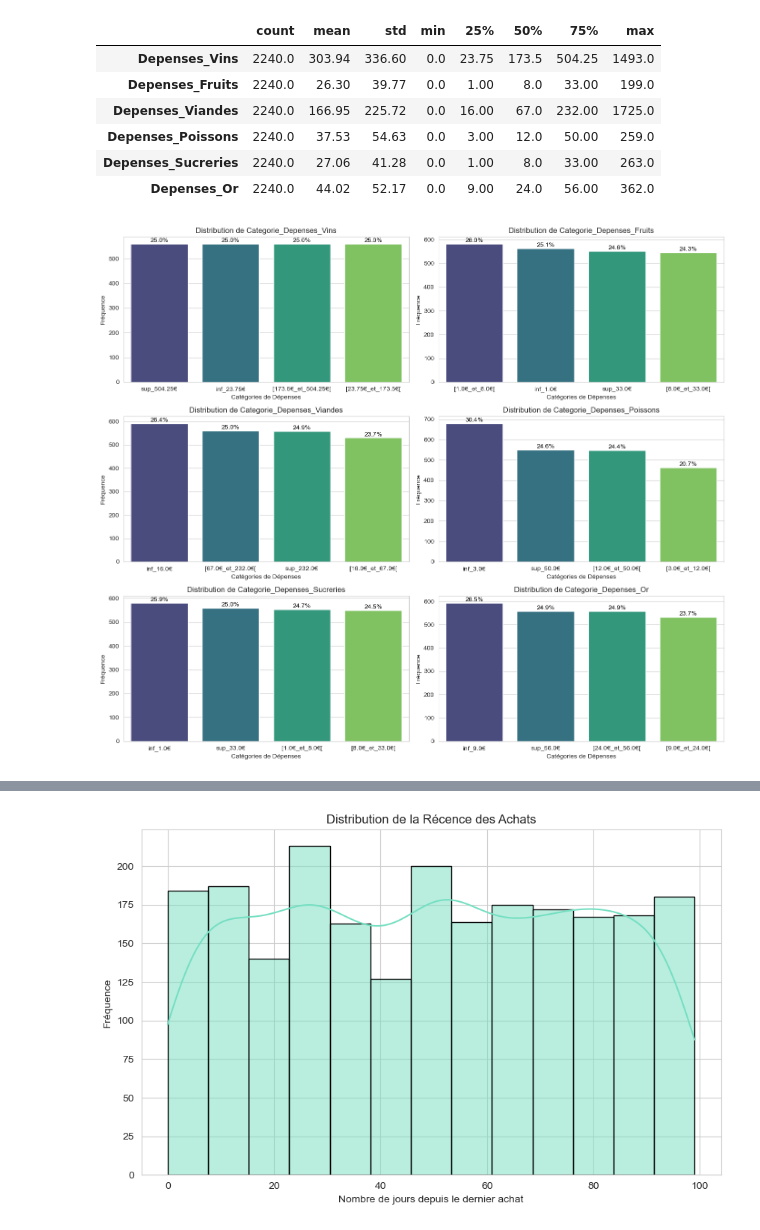
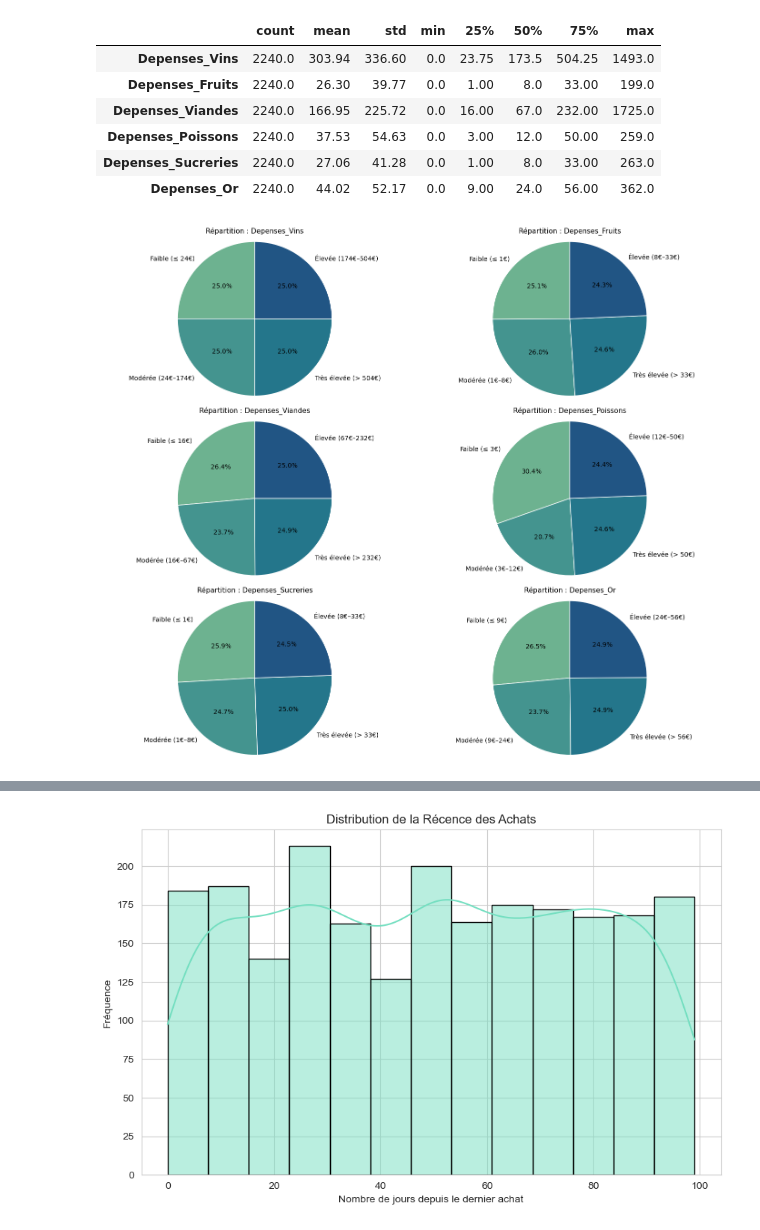
Before and after one commit to Hamdaoui1/AdOptima, a Jupyter notebook: main/classification-of-clients.ipynb, the cells around one changed output, grey strips where cells are left out. Drawn from its saved outputs; the diff is of its cells as text; code cells hidden in the pictures.

```diff
--- a/main/classification-of-clients.ipynb
+++ b/main/classification-of-clients.ipynb
@@ -386,14 +369,14 @@ with sns.axes_style("whitegrid"):
     # Parcours des variables pour créer des histogrammes et afficher la statistique descriptive
     for i, var in enumerate(depenses_variables):
         ax = axes[i]
-        sns.histplot(Data_Campagne[var], kde=True, ax=ax, color='#75DFC1', edgecolor='black')
+        sns.histplot(df_clients[var], kde=True, ax=ax, color='#75DFC1', edgecolor='black')
         ax.set_title(f'Distribution de {var}')
         ax.set_xlabel(var)
         ax.set_ylabel('Fréquence')
     plt.tight_layout()
     plt.show()
 
-stats_desc_table = Data_Campagne[depenses_variables].describe()
+stats_desc_table = df_clients[depenses_variables].describe()
 stats_desc_table = stats_desc_table.round(2)
 from IPython.display import display
 display(stats_desc_table.T)
@@ -592,13 +585,13 @@ display(stats_desc_revenu_transposed)
 # %%
 # Calcul de la médiane pour la colonne 'Revenu'
-revenu_median = Data_Campagne['Revenu'].median()
+revenu_median = df_clients['Revenu'].median()
 
 # Imputation des valeurs manquantes par la médiane
-Data_Campagne['Revenu'].fillna(revenu_median, inplace=True)
+df_clients['Revenu'].fillna(revenu_median, inplace=True)
 
 
 # Calcul des statistiques descriptives pour 'Revenu'
-stats_desc_revenu = Data_Campagne["Revenu"].describe().round(2)
+stats_desc_revenu = df_clients["Revenu"].describe().round(2)
 
 # Convertir en DataFrame pour pouvoir transposer
 stats_desc_revenu_df = pd.DataFrame(stats_desc_revenu)
@@ -725,52 +716,49 @@ display(stats_desc_all)
 | Depenses_Sucreries | 2240.0 | 27.06 | 41.28 | 0.0 | 1.00 | 8.0 | 33.00 | 263.0 |
 | Depenses_Or | 2240.0 | 44.02 | 52.17 | 0.0 | 9.00 | 24.0 | 56.00 | 362.0 |
 # %%
-def categorize_expenses(value, quartiles):
-    if value <= quartiles[0.25]:
-        return f"inf_{quartiles[0.25]}€"
-    elif value <= quartiles[0.50]:
-        return f"[{quartiles[0.25]}€_et_{quartiles[0.50]}€["
-    elif value <= quartiles[0.75]:
-        return f"[{quartiles[0.50]}€_et_{quartiles[0.75]}€["
+# ✅ Fonction de catégorisation basée sur les quartiles
+def categoriser_depense(valeur, quartiles):
+    if valeur <= quartiles[0.25]:
+        return f"Faible (≤ {quartiles[0.25]:.0f}€)"
+    elif valeur <= quartiles[0.50]:
+        return f"Modérée ({quartiles[0.25]:.0f}€–{quartiles[0.50]:.0f}€)"
+    elif valeur <= quartiles[0.75]:
+        return f"Élevée ({quartiles[0.50]:.0f}€–{quartiles[0.75]:.0f}€)"
     else:
-        return f"sup_{quartiles[0.75]}€"
+        return f"Très élevée (> {quartiles[0.75]:.0f}€)"
 
-# Application de la discrétisation pour chaque variable de dépense
-depense_cols = ['Depenses_Vins', 'Depenses_Fruits', 'Depenses_Viandes', 'Depenses_Poissons', 'Depenses_Sucreries', 'Depenses_Or']
-for col in depense_cols:
-    quartiles = Data_Campagne[col].quantile([0.25, 0.50, 0.75])
-    Data_Campagne[f'Categorie_{col}'] = Data_Campagne[col].apply(lambda x: categorize_expenses(x, quartiles))
+# 📦 Colonnes des dépenses à transformer
+colonnes_depenses = ['Depenses_Vins', 'Depenses_Fruits', 'Depenses_Viandes',
+                     'Depenses_Poissons', 'Depenses_Sucreries', 'Depenses_Or']
 
-#----------------------------------------------------------------------------------
+# 🪄 Application de la discrétisation
+for col in colonnes_depenses:
+    q = df_clients[col].quantile([0.25, 0.50, 0.75])
+    df_clients[f'Cat_{col}'] = df_clients[col].apply(lambda x: categoriser_depense(x, q))
 
-# Utilisation d'un contexte de style Seaborn temporaire pour cette cellule uniquement
-with sns.axes_style("whitegrid"):
-    # Création d'une figure avec plusieurs sous-graphiques
-    fig, axes = plt.subplots(3, 2, figsize=(14, 12))
-    axes = axes.flatten()  # Aplatir le tableau des axes pour un accès facile
+# 🎨 Visualisation en graphiques circulaires
+import math
 
-    # Liste des colonnes de dépenses discrétisées à visualiser
-    depense_cols = ['Categorie_Depenses_Vins', 'Categorie_Depenses_Fruits', 'Categorie_Depenses_Viandes',
-                    'Categorie_Depenses_Poissons', 'Categorie_Depenses_Sucreries', 'Categorie_Depenses_Or']
+fig, axes = plt.subplots(3, 2, figsize=(14, 12))
+axes = axes.flatten()
 
-    # Parcours des colonnes pour créer des histogrammes
-    for ax, col in zip(axes, depense_cols):
-        total = len(Data_Campagne[col])  # Total pour le calcul des pourcentages
-        order = Data_Campagne[col].value_counts().index  # Ordre basé sur la fréquence
-        countplot = sns.countplot(x=col, data=Data_Campagne, ax=ax, palette='viridis', order=order)
-        ax.set_title(f'Distribution de {col}')
-        ax.set_xlabel('Catégories de Dépenses')
-        ax.set_ylabel('Fréquence')
+cols_categorisees = [f'Cat_{c}' for c in colonnes_depenses]
 
-        # Ajout des pourcentages sur les barres
-        for p in ax.patches:
-            percentage = '{:.1f}%'.format(100 * p.get_height() / total)
-            x = p.get_x() + p.get_width() / 2
-            y = p.get_height()
-            ax.annotate(percentage, (x, y), ha='center', va='center', fontsize=10, color='black', xytext=(0, 5), textcoords='offset points')
+for ax, col in zip(axes, cols_categorisees):
+    distribution = df_clients[col].value_counts().sort_index()
 
-    plt.tight_layout()
-    plt.show()
+    ax.pie(distribution.values,
+           labels=distribution.index,
+           autopct='%1.1f%%',
+           startangle=90,
+           colors=sns.color_palette("crest", len(distribution)),
+           wedgeprops={'edgecolor': 'white'})
+
+    ax.set_title(f"Répartition : {col.replace('Cat_', '')}", fontsize=11)
+    ax.axis('equal')
+
+plt.tight_layout()
+plt.show()
 # %% [output]
-[figure, old version]
+[figure, new version]
 # %% [markdown]
```
Also changed, not shown: parts of 77 cells of this notebook.
